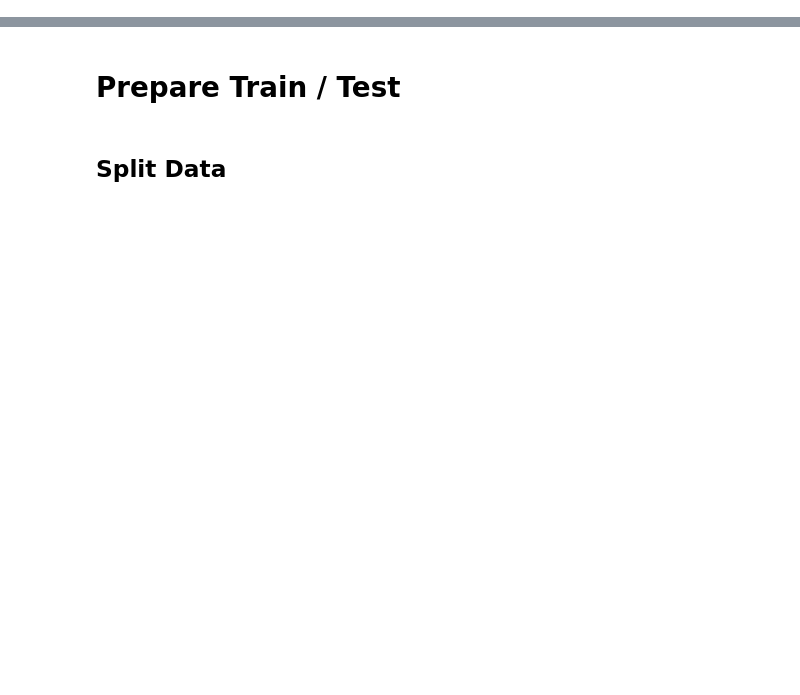
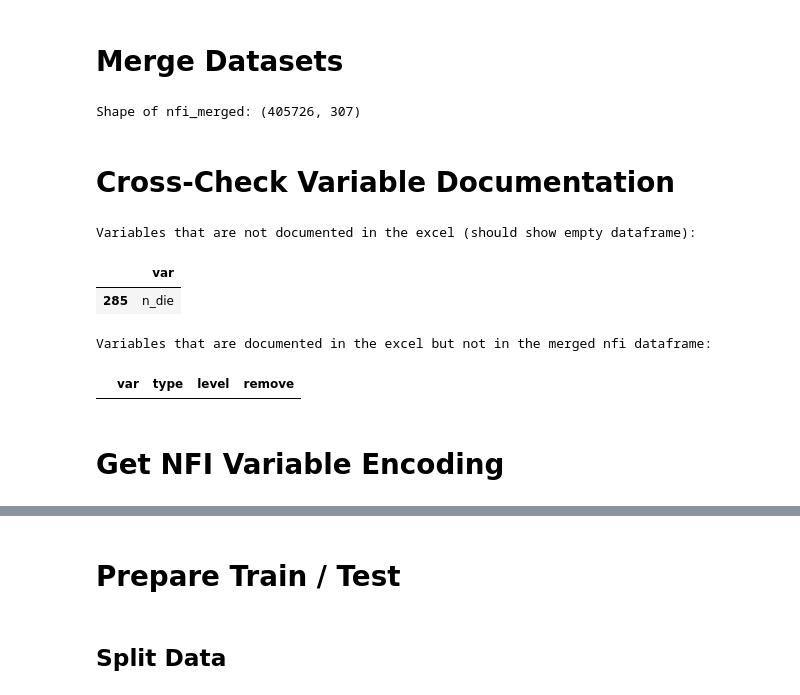
Before and after one commit to padasch/ifn_analysis, a Jupyter notebook: python/04_run_ml_models/run_random_forest.ipynb, the cells around one changed output, grey strips where cells are left out. Saved outputs shown, nothing was run; the diff lists cells and outputs as text; code cells hidden in the pictures; blank space fills up the shorter version.

```diff
--- a/python/04_run_ml_models/run_random_forest.ipynb
+++ b/python/04_run_ml_models/run_random_forest.ipynb
@@ -26,6 +0,0 @@ from nfi_wrangling import *
-# %%
-# Load NFI Data
-nfi_final_data = pd.read_csv(
-    "../00_process_nfi_data/20231123-191200_nfi_dataset_for_analysis copy.csv",
-    index_col=[0],
-)
@@ -477,0 +516,70 @@ df_final_before_traintest = df_tmp.copy()
+# %% [markdown]
+# Merge Datasets
+# %%
+# Attach growth/mortality data to nfi_final_data
+nfi_merged = nfi_final_data.merge(nfi_agg, how="left", left_on="idp", right_on="idp")
+print("Shape of nfi_merged:", nfi_merged.shape)
+# %% [output]
+Shape of nfi_merged: (405726, 307)
+# %% [markdown]
+# Cross-Check Variable Documentation
+# %%
+# Check which variables are part documented in the google sheets:
+
+# Load original NFI Variables
+nfi_org = pd.read_excel(
+    "ifna_predictor_database.xlsx",
+    sheet_name="NFI Original Variables",
+)[["var", "type", "level", "remove"]]
+
+# Add suffixes _1 and _2 to the original variables to distinguish them if sampled from different years
+suffix_1 = nfi_org.copy()
+suffix_2 = nfi_org.copy()
+
+suffix_1["var"] = suffix_1["var"].apply(lambda x: x + "_1")
+suffix_2["var"] = suffix_2["var"].apply(lambda x: x + "_2")
+
+# Load my NFI derivatives
+nfi_derivatives = (
+    pd.read_excel(
+        "ifna_predictor_database.xlsx",
+        sheet_name="NFI Derivatives",
+    )
+    .reset_index()[["var", "type", "level", "remove"]]
+    .dropna(subset=["type"])
+)
+
+# Concatenate original variables with suffixes and derivatives
+vars_described_in_sheet = pd.concat([nfi_org, suffix_1, suffix_2, nfi_derivatives])
+# vars_described_in_sheet
+
+# Extract variables that are in the final wrangled nfi dataset
+final_vars = nfi_merged.columns.to_frame(index=False, name="var").sort_values("var")
+
+# Remove all variables that can be found in the excel file:
+mask = final_vars["var"].isin(vars_described_in_sheet["var"])
+not_described_vars = final_vars[~mask]
+
+# Print output
+print("Variables that are not documented in the excel (should show empty dataframe):")
+display(not_described_vars)
+
+# Check if variables are described in the excel file that are not in the final wrangled nfi dataset
+# Extract all derivatives
+all_ders = nfi_derivatives["var"]
+
+# Find entries in var that are in all_ders but not in final_vars
+mask = nfi_derivatives["var"].isin(final_vars["var"])
+documented_but_not_in_final_df = nfi_derivatives[~mask]
+
+# Print the output
+print("Variables that are documented in the excel but not in the merged nfi dataframe:")
+display(documented_but_not_in_final_df)
+# %% [output]
+Variables that are not documented in the excel (should show empty dataframe):
+|  | var |
+| 285 | n_die |
+Variables that are documented in the excel but not in the merged nfi dataframe:
+|  | var | type | level | remove |
+# %% [markdown]
+# Get NFI Variable Encoding
```
Also changed, not shown: parts of 104 cells of this notebook.
